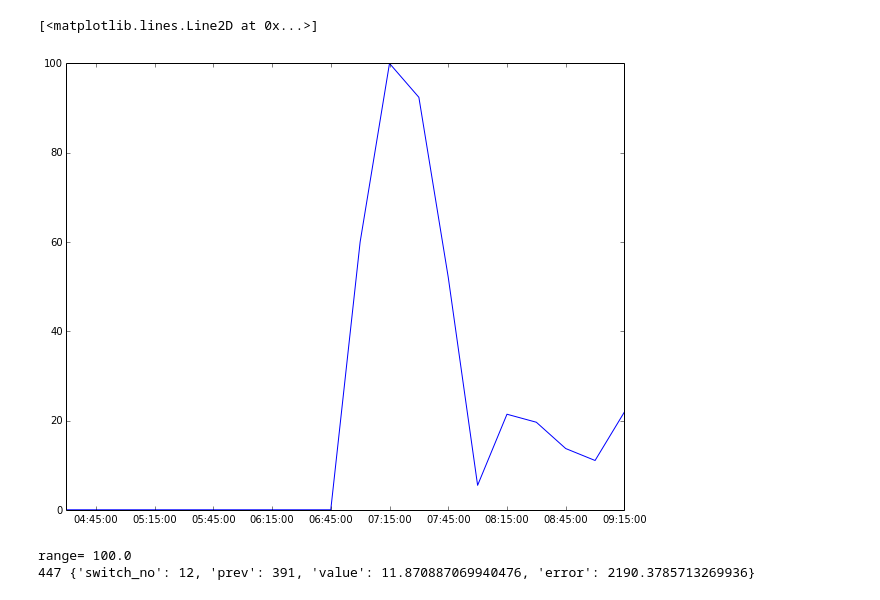
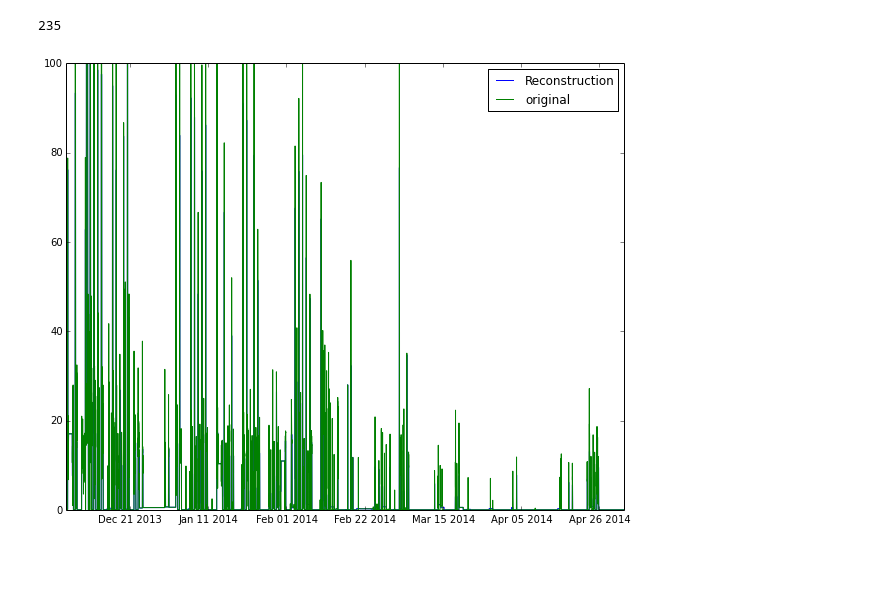
Before and after one commit to yoavfreund/BuildingSensorsCompression, a Jupyter notebook: Encoding Decoding classes.ipynb, the cells around one changed output. Drawn from its saved outputs; the diff is of its cells as text; code cells hidden in the pictures; blank space fills up the shorter version.

Commit message:
Committing a working piecewise constant encoder/decoder (both notebook and python code)

```diff
--- a/Encoding Decoding classes.ipynb
+++ b/Encoding Decoding classes.ipynb
@@ -1,19 +0,0 @@
-# %%
-import pandas as pd
-class encoder():
-    """
-    The encoder/decoder class is the base class for all encoder/decoder pairs.
-    Subclasses encode different types of encoding.
-    EncoderLearner is a factory class for fitting encoders to data
-    """
-    def encode(raw):
-        """
-        given a Pandas DataFrame or Series, generate a compressed representation
-        """
-        return compressed
-
-    def decode(compressed):
-        """
-        Recreate the original DataFrame or Series, possibly with errors.
-        """
-        return raw
@@ -33,3 +0,0 @@ class piecwise_constant(encoder):
-# %%
-import pandas
-S=pandas.Series()
@@ -39,5 +0,0 @@ A=pickle.load(open('New150days.pkl','r'))
-# %%
-DF=A[A['Room']=='1144']
-DF = DF.drop('Room', 1)
-print shape(DF), shape(A)
-print DF.columns
@@ -47,3 +0,0 @@ Index([u'Actual_Cooling_Setpoint', u'Actual_Heating_Setpoint', u'Actual_Sup_Flow
-# %%
-S=DF['Heating_Command']
-S.head(5)
@@ -62,38 +141,12 @@ True
+# %%
+len(rooms)
+# %% [output]
+235
 # %%
-subD=S[1270:1290]
+R=encoder.recon()
 pylab.rcParams['figure.figsize'] = (10.0, 8.0)
-plot(subD.index,subD)
+plot(R.index,R,label='Reconstruction');
+plot(S.index,S,label='original');
+legend();
 # %% [output]
-[<matplotlib.lines.Line2D at 0x...>]
-[figure, old version]
+[figure, new version]
-# %%
-S[isnan(S)]=0
-std0=std(S)*len(S)
-_range=max(S)-min(S)
-print 'range=',_range
-##Dynamic programming
-Sol=[[]]*len(S)  # an array that holds the best partition ending at each point of the sequence.
-        # Each element contains a best current value, a pointer to the last change in best
-        # solution so far and the total error of best solution so far.
-for i in range(len(S)):
-    if i==0:
-        Sol[i]={'prev':None, 'value':S[0], 'error':0.0, 'switch_no':0}
-    else:
-        err0 = Sol[i-1]['error']+(Sol[i-1]['value']-S[i])**2
-        best=None
-        best_err=1e20
-        best_val=S[i]
-        for j in range(max(0,i-96),i):
-            _mean=mean(S[j:i])
-            _std=std(S[j:i])
-            err=_std*(i-j)+Sol[j]['error']+_range
-            if err<best_err:
-                best=j
-                best_val=_mean
-                best_err=err
-        Sol[i]={'prev':best, 'value':best_val, 'error':best_err,\
-                'switch_no': Sol[best]['switch_no']+1}
-    print '\r',i,Sol[i],
-# %% [output]
-range= 100.0
-447 {'switch_no': 12, 'prev': 391, 'value': 11.870887069940476, 'error': 2190.3785713269936}
```
Also changed, not shown: parts of 20 cells of this notebook, 1 other file.
